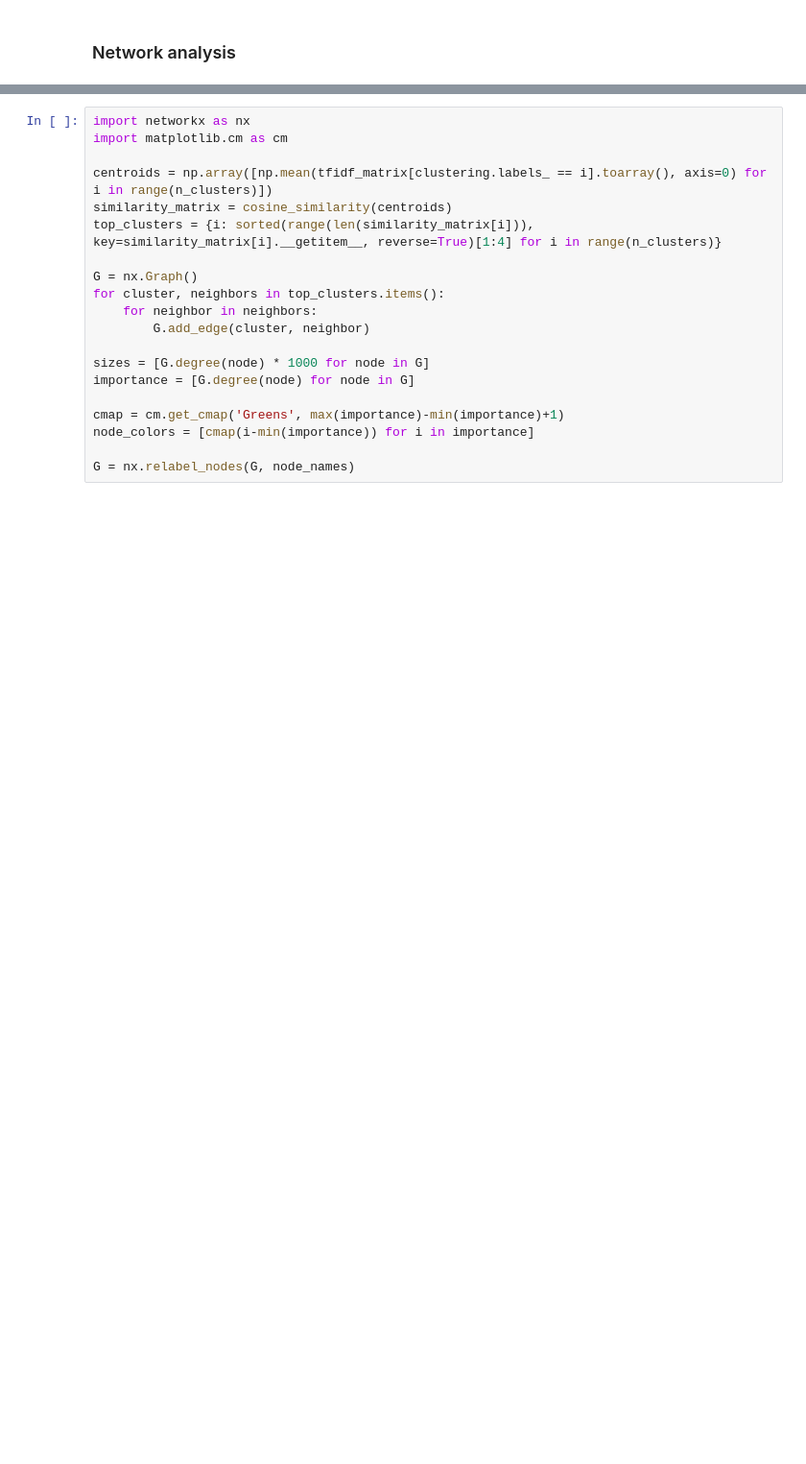
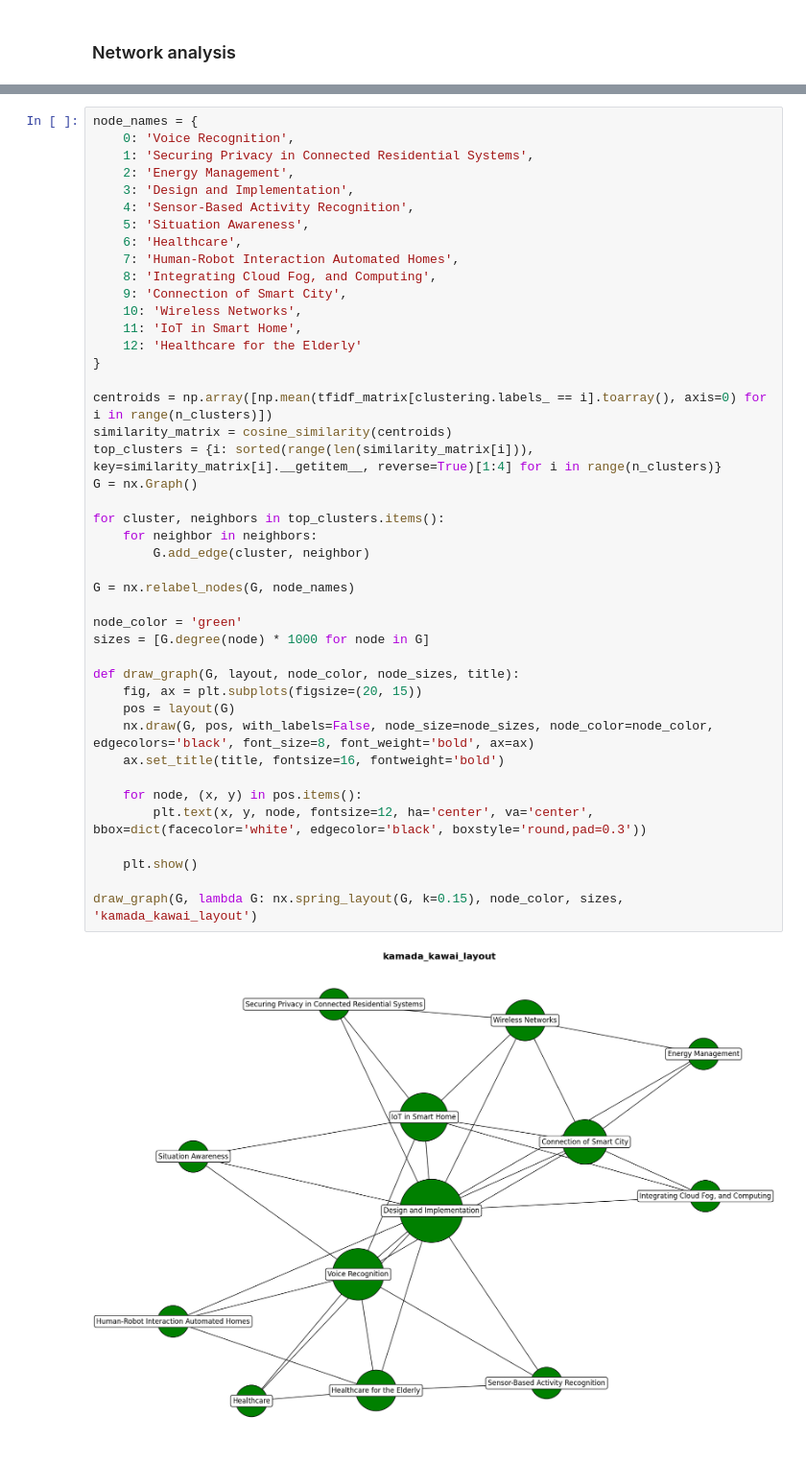
Before and after one commit to Geunhyeong-Han/shs-literature-text-mining, a Jupyter notebook: main.ipynb, the cells around one changed output, grey strips where cells are left out. Shown at 96% size. Saved outputs shown, nothing was run; the diff lists cells and outputs as text; blank space fills up the shorter version.

```diff
--- a/main.ipynb
+++ b/main.ipynb
@@ -977,20 +885,45 @@ node_names = {0: 'Voice Recognition',
 # %%
-import networkx as nx
-import matplotlib.cm as cm
+node_names = {
+    0: 'Voice Recognition',
+    1: 'Securing Privacy in Connected Residential Systems',
+    2: 'Energy Management',
+    3: 'Design and Implementation',
+    4: 'Sensor-Based Activity Recognition',
+    5: 'Situation Awareness',
+    6: 'Healthcare',
+    7: 'Human-Robot Interaction Automated Homes',
+    8: 'Integrating Cloud Fog, and Computing',
+    9: 'Connection of Smart City',
+    10: 'Wireless Networks',
+    11: 'IoT in Smart Home',
+    12: 'Healthcare for the Elderly'
+}
 
 centroids = np.array([np.mean(tfidf_matrix[clustering.labels_ == i].toarray(), axis=0) for i in range(n_clusters)])
 similarity_matrix = cosine_similarity(centroids)
 top_clusters = {i: sorted(range(len(similarity_matrix[i])), key=similarity_matrix[i].__getitem__, reverse=True)[1:4] for i in range(n_clusters)}
+G = nx.Graph()
 
-G = nx.Graph()
 for cluster, neighbors in top_clusters.items():
     for neighbor in neighbors:
         G.add_edge(cluster, neighbor)
 
+G = nx.relabel_nodes(G, node_names)
+
+node_color = 'green'
 sizes = [G.degree(node) * 1000 for node in G]
-importance = [G.degree(node) for node in G]
 
-cmap = cm.get_cmap('Greens', max(importance)-min(importance)+1)
-node_colors = [cmap(i-min(importance)) for i in importance]
+def draw_graph(G, layout, node_color, node_sizes, title):
+    fig, ax = plt.subplots(figsize=(20, 15))
+    pos = layout(G)
+    nx.draw(G, pos, with_labels=False, node_size=node_sizes, node_color=node_color, edgecolors='black', font_size=8, font_weight='bold', ax=ax)
+    ax.set_title(title, fontsize=16, fontweight='bold')
 
-G = nx.relabel_nodes(G, node_names)
+    for node, (x, y) in pos.items():
+        plt.text(x, y, node, fontsize=12, ha='center', va='center', bbox=dict(facecolor='white', edgecolor='black', boxstyle='round,pad=0.3'))
+
+    plt.show()
+
+draw_graph(G, lambda G: nx.spring_layout(G, k=0.15), node_color, sizes, 'kamada_kawai_layout')
+# %% [output]
+[figure, added]
```
Also changed, not shown: parts of 21 cells of this notebook.
